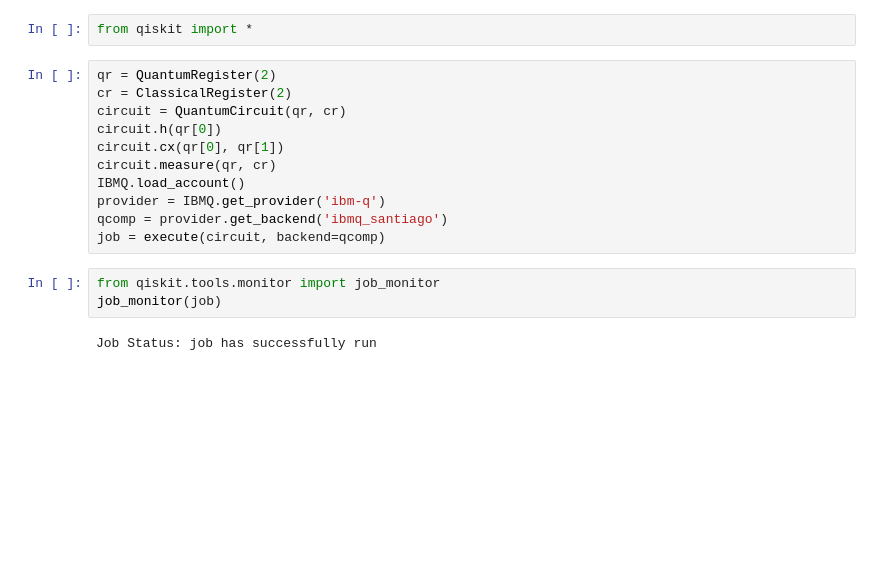
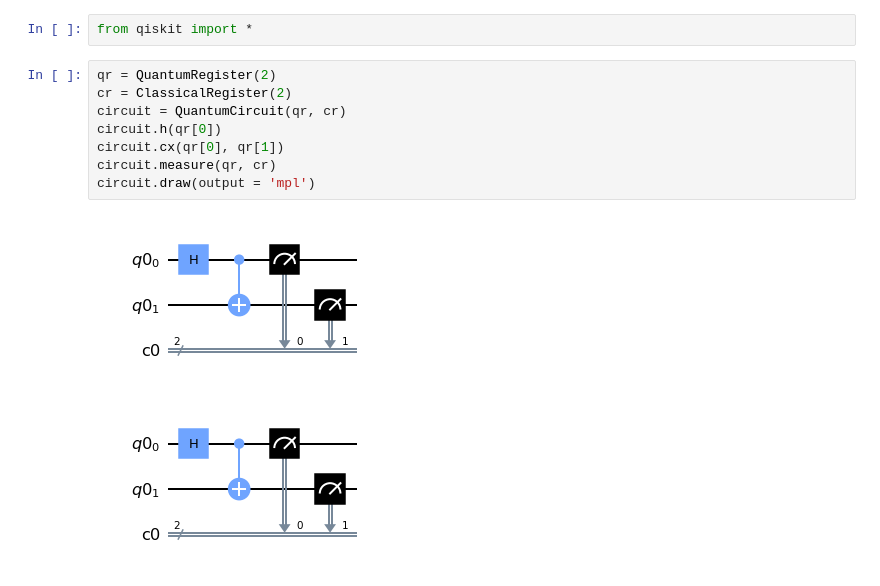
Before and after one commit to jotawarsd/Qiskit-Quantum-computing, a Jupyter notebook: hlowrld.ipynb, the cells around one changed output. Drawn from its saved outputs; the diff is of its cells as text; blank space fills up the shorter version.

```diff
--- a/hlowrld.ipynb
+++ b/hlowrld.ipynb
@@ -3,16 +3,11 @@ from qiskit import *
 # %%
 qr = QuantumRegister(2)
 cr = ClassicalRegister(2)
 circuit = QuantumCircuit(qr, cr)
 circuit.h(qr[0])
 circuit.cx(qr[0], qr[1])
 circuit.measure(qr, cr)
-IBMQ.load_account()
-provider = IBMQ.get_provider('ibm-q')
-qcomp = provider.get_backend('ibmq_santiago')
-job = execute(circuit, backend=qcomp)
+circuit.draw(output = 'mpl')
+# %% [output]
+[figure, added]
+[figure, added]
-# %%
-from qiskit.tools.monitor import job_monitor
-job_monitor(job)
-# %% [output]
-Job Status: job has successfully run
```
Also changed, not shown: parts of 2 cells of this notebook, 1 other file.
